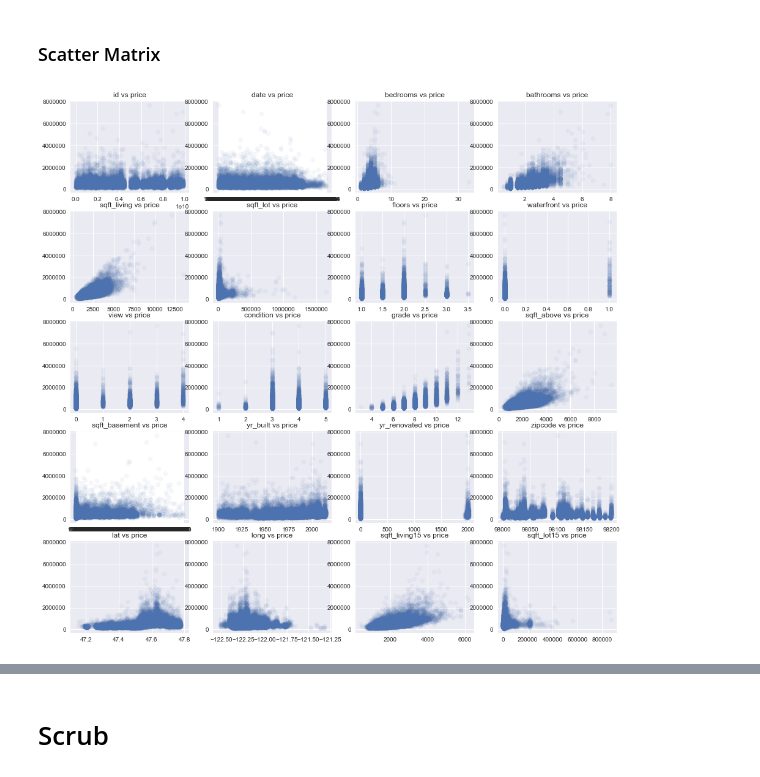
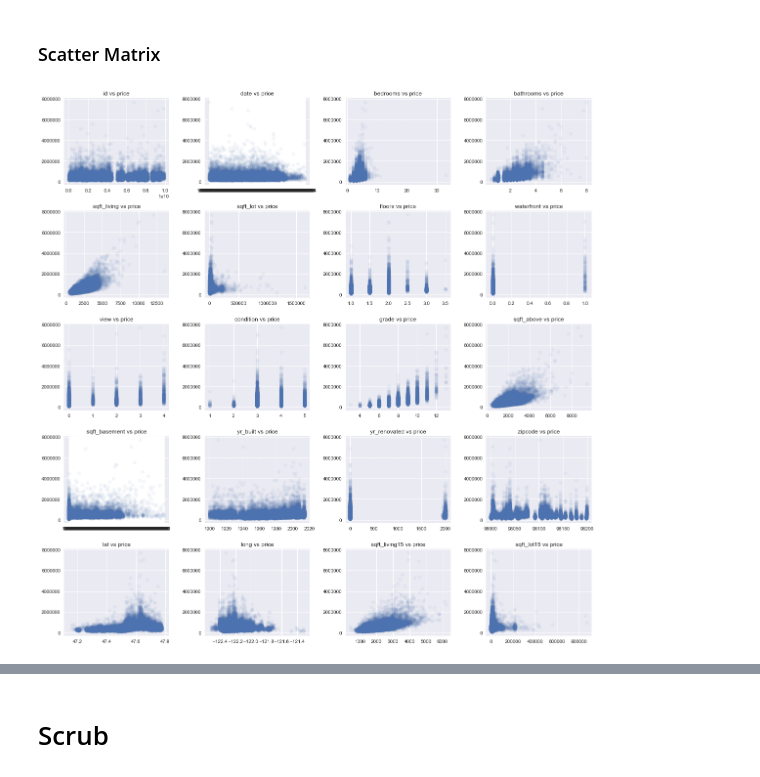
Before and after one commit to katmandoone/dsc-mod-2-project-v2-1-onl01-dtsc-pt-041320, a Jupyter notebook: student.ipynb, the cells around one changed output, grey strips where cells are left out. Cells and saved outputs as stored; diff of their text form; code cells hidden in the pictures.

```diff
--- a/student.ipynb
+++ b/student.ipynb
@@ -133,12 +137,13 @@ Name: zipcode, Length: 70, dtype: int64
 # %%
 pred_cols = [col for col in df.columns if col != 'price']
 fig, axes = plt.subplots(5,4, figsize=(16,16))
 for i,col in enumerate(pred_cols):
     axes[i//4,i%4].scatter(col, 'price', data=df, alpha=.05)
     axes[i//4,i%4].set_title(f'{col} vs price')
+plt.tight_layout()
 plt.show()
 # %% [output]
-[figure, old version]
+[figure, new version]
 # %%
 df.describe()
 # %% [output]
```
Also changed, not shown: parts of 85 cells of this notebook, 15 other files.
